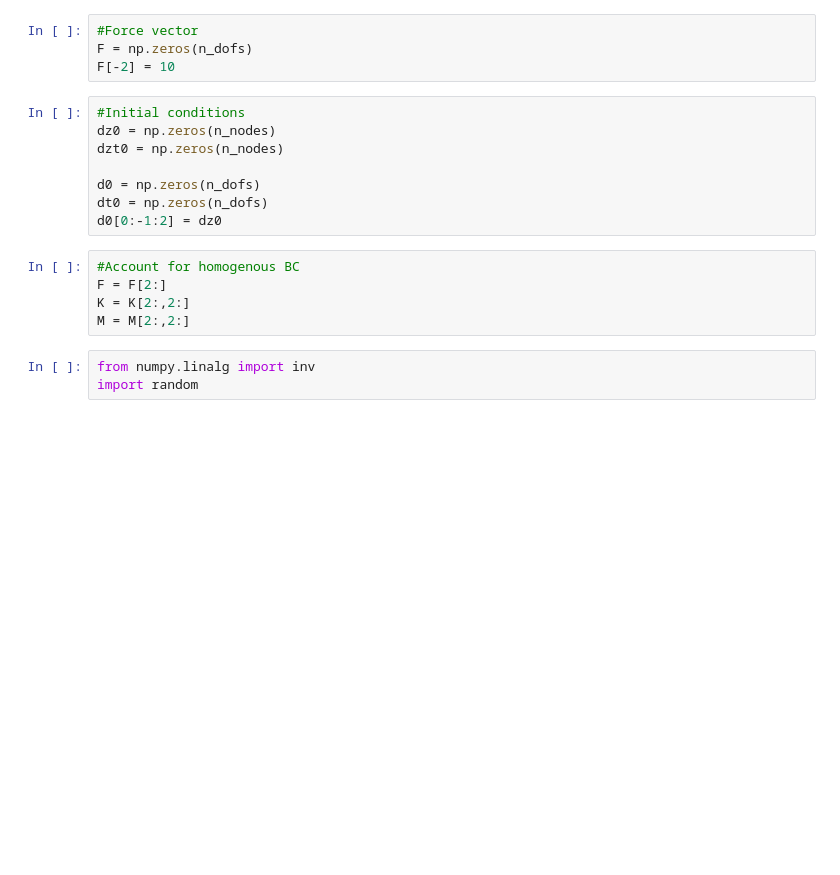
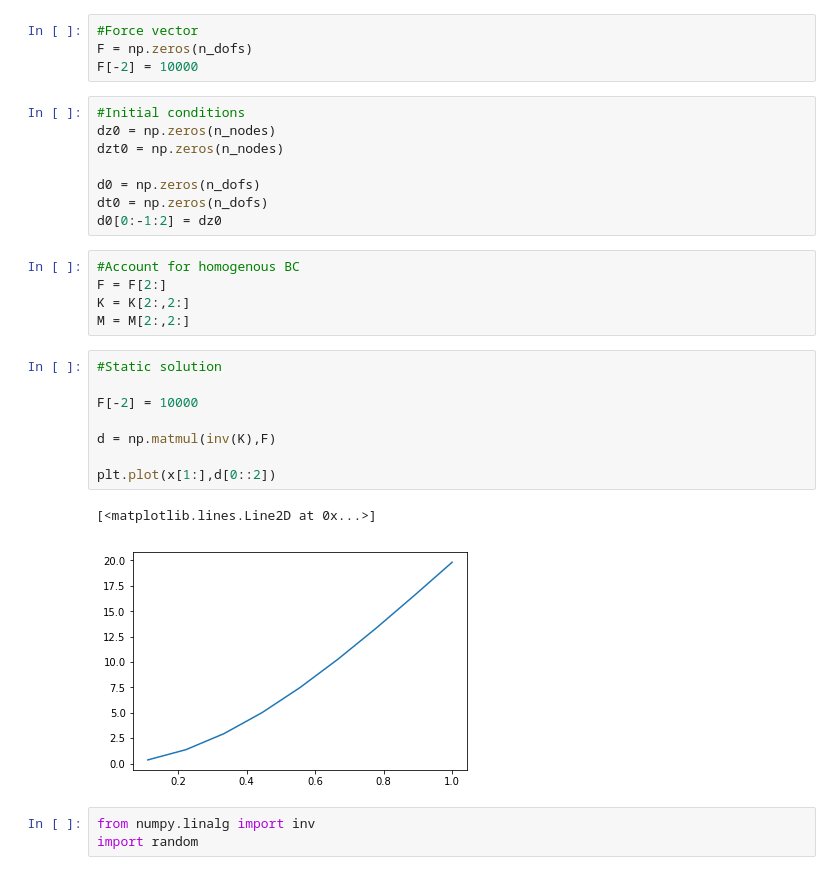
Before and after one commit to endrehp/FEM-ML, a Jupyter notebook: Cantilever_vibration.ipynb, the cells around one changed output. Drawn from its saved outputs; the diff is of its cells as text; blank space fills up the shorter version.

```diff
--- a/Cantilever_vibration.ipynb
+++ b/Cantilever_vibration.ipynb
@@ -39,7 +46,7 @@ for i in range(n_elements):
 # %%
 #Force vector
 F = np.zeros(n_dofs)
-F[-2] = 10
+F[-2] = 10000
 # %%
 #Initial conditions
 dz0 = np.zeros(n_nodes)
@@ -53,6 +60,17 @@ d0[0:-1:2] = dz0
 F = F[2:]
 K = K[2:,2:]
 M = M[2:,2:]
+# %%
+#Static solution
+
+F[-2] = 10000
+
+d = np.matmul(inv(K),F)
+
+plt.plot(x[1:],d[0::2])
+# %% [output]
+[<matplotlib.lines.Line2D at 0x...>]
+[figure, added]
 # %%
 from numpy.linalg import inv
 import random
```
Also changed, not shown: parts of 19 cells of this notebook.
